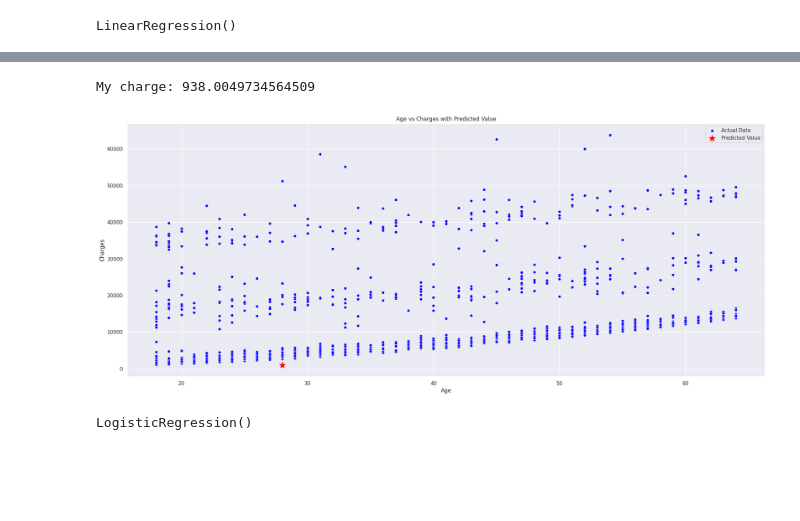
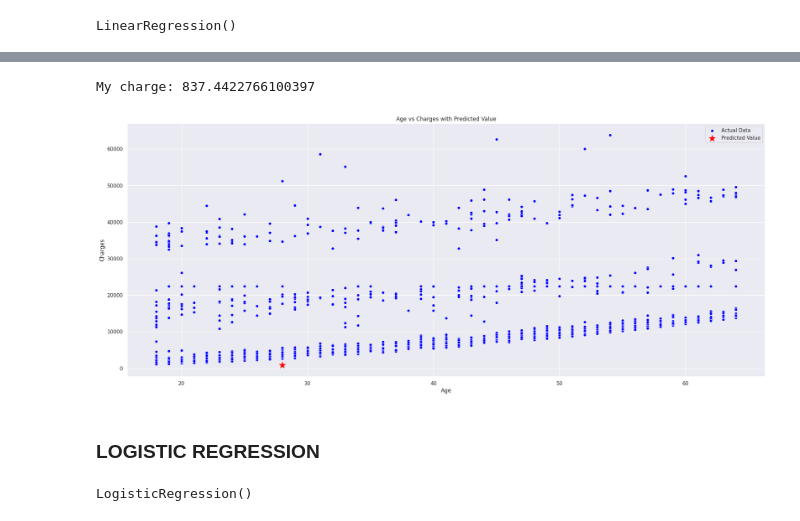
Before and after one commit to Minazor/GlobalAIHub_Bootcamp_Project, a Jupyter notebook: GlobalAIHub_MedicalCostAnalysis.ipynb, the cells around one changed output, grey strips where cells are left out. Saved outputs shown, nothing was run; the diff lists cells and outputs as text; code cells hidden in the pictures; blank space fills up the shorter version.

```diff
--- a/GlobalAIHub_MedicalCostAnalysis.ipynb
+++ b/GlobalAIHub_MedicalCostAnalysis.ipynb
@@ -107,0 +135,13 @@ insurance[["smoker_encode", "charges"]].corr()
+# %%
+# smoker == 0 (yani sigara içmeyenler) için charges sütunundaki aykırı değerleri baskılamak:
+non_smokers = insurance[insurance['smoker'] == "no"]
+
+Q1 = non_smokers['charges'].quantile(0.25)
+Q3 = non_smokers['charges'].quantile(0.75)
+IQR = Q3 - Q1
+
+lower_bound = Q1 - 1.5 * IQR
+upper_bound = Q3 + 1.5 * IQR
+
+# Aykırı değerleri baskılayalım:
+insurance.loc[insurance['smoker'] == "no", 'charges'] = non_smokers['charges'].apply(lambda x: upper_bound if x > upper_bound else (lower_bound if x < lower_bound else x))
@@ -157,8 +212,8 @@ insurance[["age", "bmi"]].corr()
 # %%
 #We can see all bmi distribution for all ages. We can say that some ages have outliers.
 #However, age is not necessary for say something about bmi. The correlation is low.
-sns.boxplot(x='age', y='bmi', data=insurance,)
-sns.set(rc={'figure.figsize':(25,10)})
+sns.boxplot(x='age', y='bmi', data=insurance)
+#sns.set(rc={'figure.figsize':(25,10)})
 plt.title('Relationship between Age and BMI')
 plt.show()
 # %% [output]
@@ -186,0 +254,20 @@ insurance[["bmi", "charges"]].corr()
+# %%
+#outlier suppression
+unique_childs = insurance['children'].unique()
+
+for child in unique_childs:
+    child_subset = insurance[insurance['children'] == child]
+
+    Q1 = child_subset['bmi'].quantile(0.25)
+    Q3 = child_subset['bmi'].quantile(0.75)
+    IQR = Q3 - Q1
+
+    lower_bound = Q1 - 1.5 * IQR
+    upper_bound = Q3 + 1.5 * IQR
+
+
+    outliers = child_subset[(child_subset['bmi'] < lower_bound) | (child_subset['bmi'] > upper_bound)]
+
+    if not outliers.empty:
+        insurance.loc[(insurance['children'] == child) & (insurance['bmi'] > upper_bound), 'bmi'] = upper_bound
+        insurance.loc[(insurance['children'] == child) & (insurance['bmi'] < lower_bound), 'bmi'] = lower_bound
@@ -300,23 +373,25 @@ my_data = np.array([28, 18.72, 0, 1, 0, 2])
 my_data_reshaped = my_data.reshape(1, -1)
 my_data_scaled = scaler.transform(my_data_reshaped)
 # Predicting
-pred = lm.predict(my_data_scaled)
-print("My charge: {}".format(pred[0]))
+my_charge_pred = lm.predict(my_data_scaled)
+print("My charge: {}".format(my_charge_pred[0]))
 # %% [output]
-My charge: 938.0049734564509
+My charge: 837.4422766100397
 # %%
 sns.scatterplot(x=insurance['age'], y=insurance['charges'], color='blue', label='Actual Data')
 
 age_value_of_my_data = my_data[0]
-plt.scatter(age_value_of_my_data, pred, color='red', marker='*', s=200, label='Predicted Value')
+plt.scatter(age_value_of_my_data, my_charge_pred, color='red', marker='*', s=200, label='Predicted Value')
 
 plt.xlabel('Age')
 plt.ylabel('Charges')
 plt.title('Age vs Charges with Predicted Value')
 plt.legend()
 plt.show()
 # %% [output]
-[figure, old version]
+[figure, new version]
+# %% [markdown]
+### LOGISTIC REGRESSION ###
 # %%
 X = insurance[["age", "bmi", "children", "sex_encode", "region_encode", "charges"]]
 y = insurance["smoker_encode"]
```
Also changed, not shown: parts of 56 cells of this notebook.
